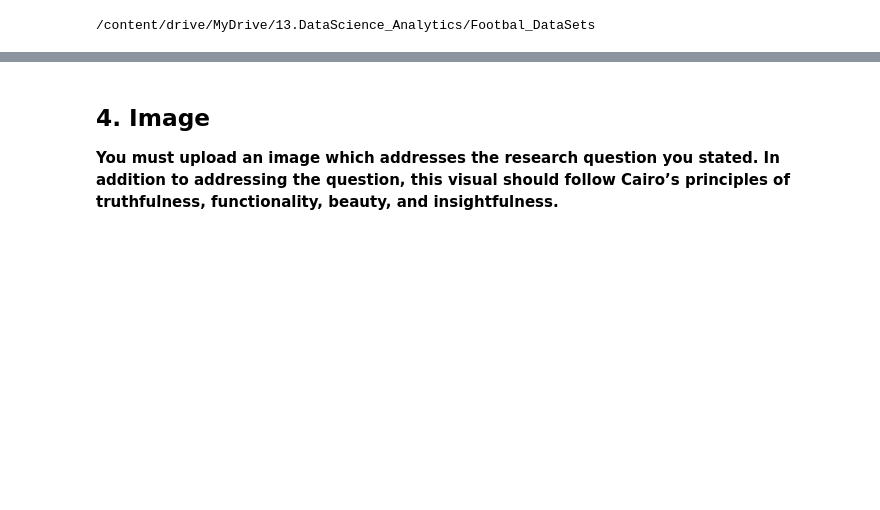
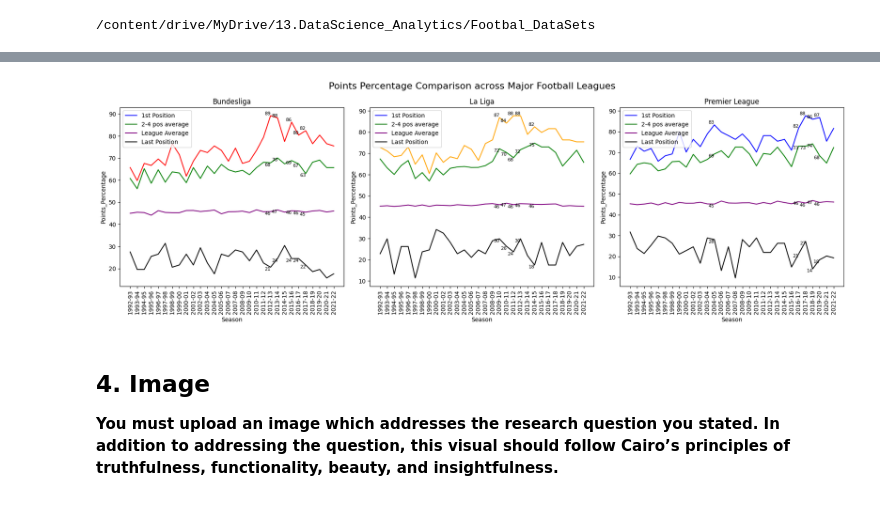
Before and after one commit to gmarambaia/gmarambaia, a Jupyter notebook: [Assignment_DataViz_3]_Applied_Data_Science_with_Python_Specialization_ipynb.ipynb, the cells around one changed output, grey strips where cells are left out. Saved outputs shown, nothing was run; the diff lists cells and outputs as text; code cells hidden in the pictures; blank space fills up the shorter version.

```diff
--- a/[Assignment_DataViz_3]_Applied_Data_Science_with_Python_Specialization_ipynb.ipynb
+++ b/[Assignment_DataViz_3]_Applied_Data_Science_with_Python_Specialization_ipynb.ipynb
@@ -985,3 +1378,86 @@ la_liga.to_csv('la_liga.csv',index=False)
+# %%
+import numpy as np
+from adjustText import adjust_text
+
+
+# Create subplots for each league
+fig, axes = plt.subplots(nrows=1, ncols=3, figsize=(18, 6), sharex=True)
+
+colors = {
+    "Bundesliga": "red",
+    "Premier League": "blue",
+    "La Liga": "orange",
+}
+
+line_colors = {
+    "top_4_average": "green",
+    "league_average": "purple",
+    "last_position": "black",
+}
+
+for ax, league in zip(axes, combined_df['League'].unique()):
+    # Points_Percentage of the 1st position
+    first_position_filtered = first_position[first_position['League'] == league].copy()
+    first_position_filtered.sort_values(by='Season', inplace=True)
+    ax.plot(first_position_filtered['Season'], first_position_filtered['Points_Percentage'],
+            label=f"1st Position", color=colors[league])
+
+    # Average Points_Percentage
+    avg_points_percentage_filtered = average_points_percentage[average_points_percentage['League'] == league].copy()
+    avg_points_percentage_filtered.sort_values(by='Season', inplace=True)
+    ax.plot(avg_points_percentage_filtered['Season'], avg_points_percentage_filtered['Points_Percentage'],
+            label=f"League Average", color=line_colors['league_average'])
+
+    # Points_Percentage of the first 4 positions
+    first_4_positions_filtered = first_4_positions[first_4_positions['League'] == league]
+    points_percentage_first_4 = first_4_positions_filtered.groupby('Season')['Points_Percentage'].mean().reset_index()
+    points_percentage_first_4.sort_values(by='Season', inplace=True)
+    ax.plot(points_percentage_first_4['Season'], points_percentage_first_4['Points_Percentage'],
+            label=f"2-4 pos average", color=line_colors['top_4_average'])
+
+    # Points_Percentage of the last position
+    last_position_filtered = last_position[last_position['League'] == league].copy()
+    last_position_filtered.sort_values(by='Season', inplace=True)
+    ax.plot(last_position_filtered['Season'], last_position_filtered['Points_Percentage'],
+            label=f"Last Position", color=line_colors['last_position'])
+
+    texts=[]
+
+    # Add labels for all datapoints in the top 5 seasons with the highest Points_Percentage for the 1st position team
+    for idx, row in first_position_filtered.nlargest(5, 'Points_Percentage').iterrows():
+        season = row['Season']
+        ax.text(season, row['Points_Percentage'], f"{row['Points_Percentage']:.0f}", fontsize=8, ha='right', va='bottom')
+
+        top_4_avg = points_percentage_first_4.loc[points_percentage_first_4['Season'] == season, 'Points_Percentage'].values[0]
+        ax.text(season, top_4_avg, f"{top_4_avg:.0f}", fontsize=8, ha='right', va='top')
+
+        league_avg = avg_points_percentage_filtered.loc[avg_points_percentage_filtered['Season'] == season, 'Points_Percentage'].values[0]
+        ax.text(season, league_avg, f"{league_avg:.0f}", fontsize=8, ha='right', va='top')
+
+        last_pos = last_position_filtered.loc[last_position_filtered['Season'] == season, 'Points_Percentage'].values[0]
+        ax.text(season, last_pos, f"{last_pos:.0f}", fontsize=8, ha='right', va='top')
+
+    # Format the chart
+    ax.set_xticks(ax.get_xticks())
+    ax.set_xticklabels(ax.get_xticklabels(), rotation=90, ha='center')
+    ax.set_title(league)
+    ax.set_xlabel("Season")
+    ax.set_ylabel("Points_Percentage")
+
+# Add the legend and display the chart
+legend_order = ["1st Position", "2-4 pos average", "League Average", "Last Position"]
+handles, labels = ax.get_legend_handles_labels()
+by_label = dict(zip(labels, handles))
+ordered_handles = [by_label[label] for label in legend_order]
+
+for ax, league in zip(axes, leagues):
+    ax.legend([by_label[label] for label in legend_order], legend_order, loc='upper left')
+fig.suptitle("Points Percentage Comparison across Major Football Leagues", fontsize=16)
+plt.tight_layout()
+plt.savefig('/content/drive/MyDrive/1.DataScience_Analytics/Footbal_DataSets/leagues_overview.png')
+plt.show()
+# %% [output]
+[figure, added]
 # %% [markdown]
 ## **4. Image**
 **You must upload an image which addresses the research question you stated. In addition to addressing the question, this visual should follow Cairo’s principles of truthfulness, functionality, beauty, and insightfulness.**<p>
```
Also changed, not shown: parts of 25 cells of this notebook.
